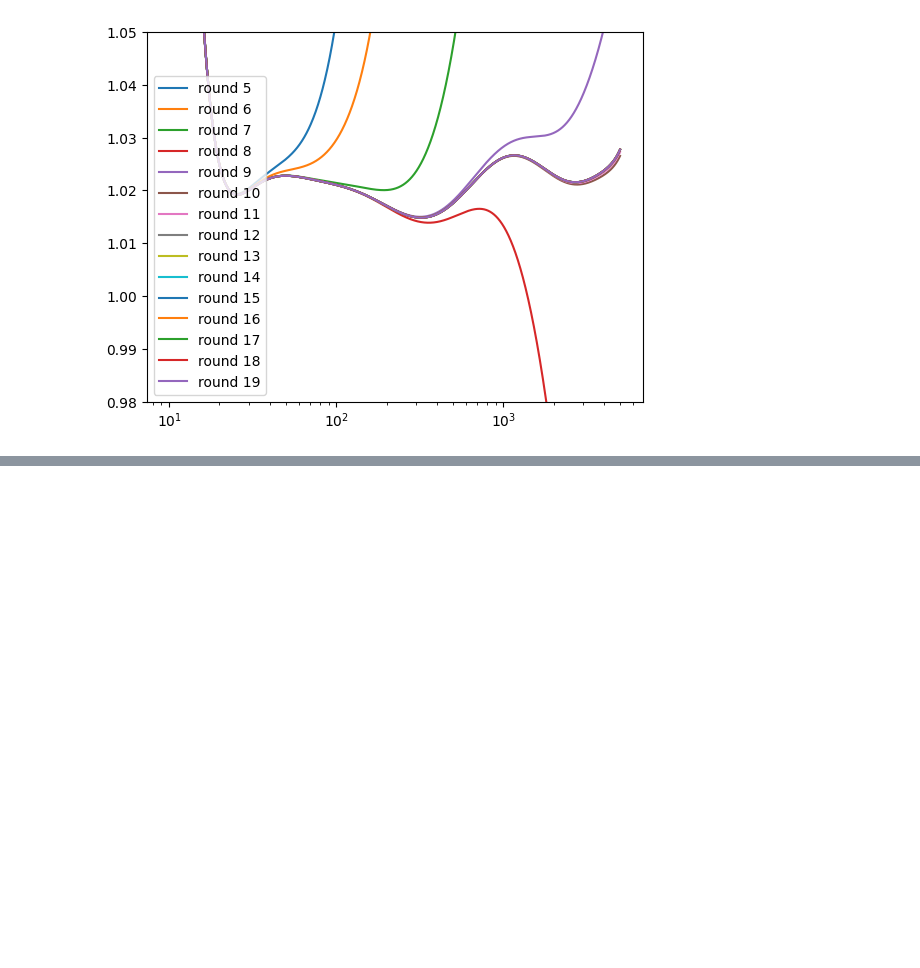
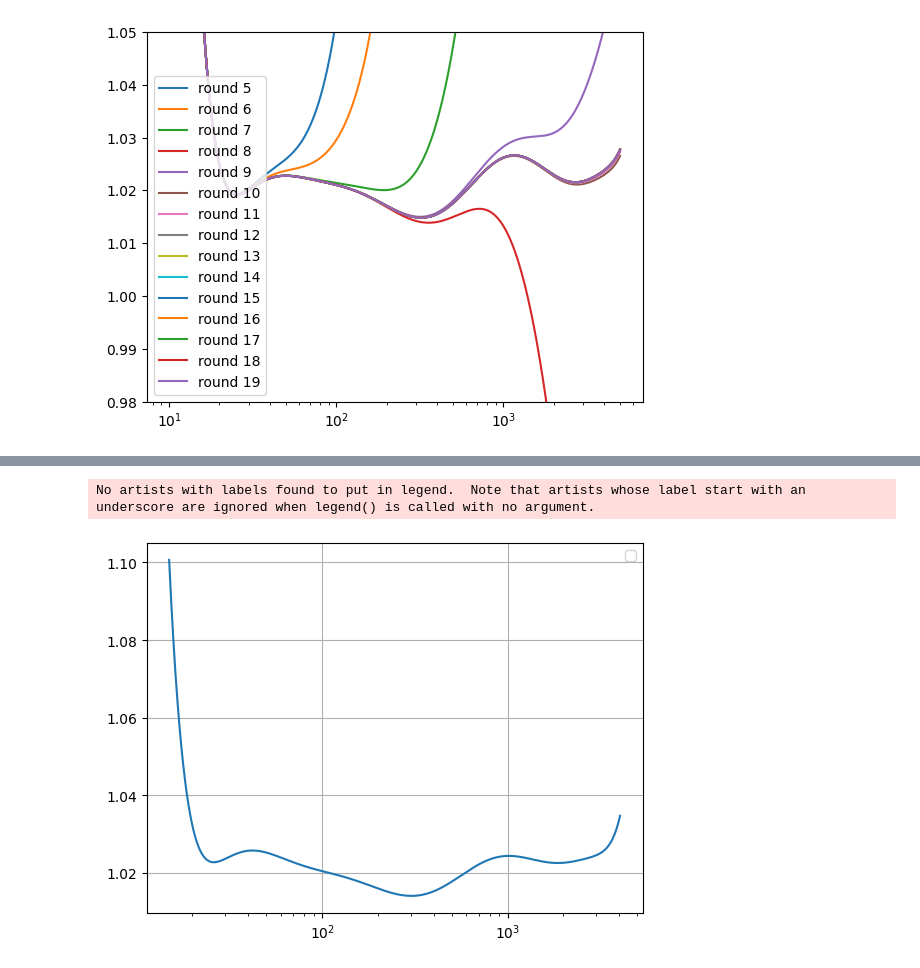
Before and after one commit to PocketCoffea/AnalysisConfigs, a Jupyter notebook: notebooks/mc_truth_function.ipynb, the cells around one changed output, grey strips where cells are left out. Cells and saved outputs as stored; diff of their text form; code cells hidden in the pictures; blank space fills up the shorter version.

```diff
--- a/notebooks/mc_truth_function.ipynb
+++ b/notebooks/mc_truth_function.ipynb
@@ -56,0 +96,42 @@ fig.show()
+# %%
+num = 10000
+b = ak.Array(list(np.logspace(np.log10(15), np.log10(4036.147), num)))
+
+params = [
+    56.97594136038965,
+    -134.6968404066835,
+    74.99491745966513,
+    52.48032069510351,
+    -36.024463136215424,
+    -66.92989517212766,
+    86.07892167481216,
+    -32.197858967490504,
+    -5.505501356750956,
+    9.324747506503298,
+    -3.543579869508722,
+    0.5775743949197117,
+    -0.002144235498229478,
+    -0.01433052421202862,
+    0.0020991135007209566,
+    -0.00010020027322480264,
+]
+fig, ax = plt.subplots()
+
+ax.plot(
+    b,
+    pol15(
+        b,
+        *params,
+    ),
+)
+
+
+# ax.set_ylim(0.98, 1.05)
+ax.legend()
+# log scale
+ax.set_xscale("log")
+ax.grid(axis="both")
+fig.show()
+# %% [output]
+No artists with labels found to put in legend.  Note that artists whose label start with an underscore are ignored when legend() is called with no argument.
+[figure, added]
```
Also changed, not shown: parts of 3 cells of this notebook, 23 other files.
